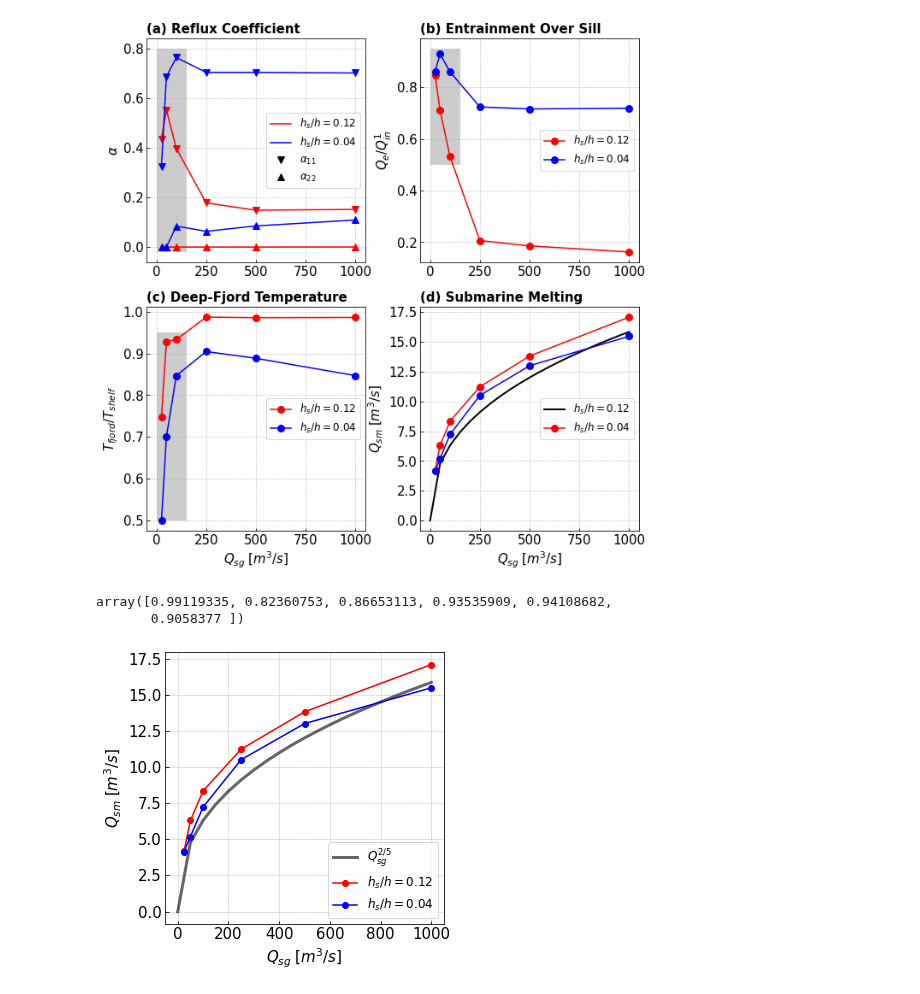
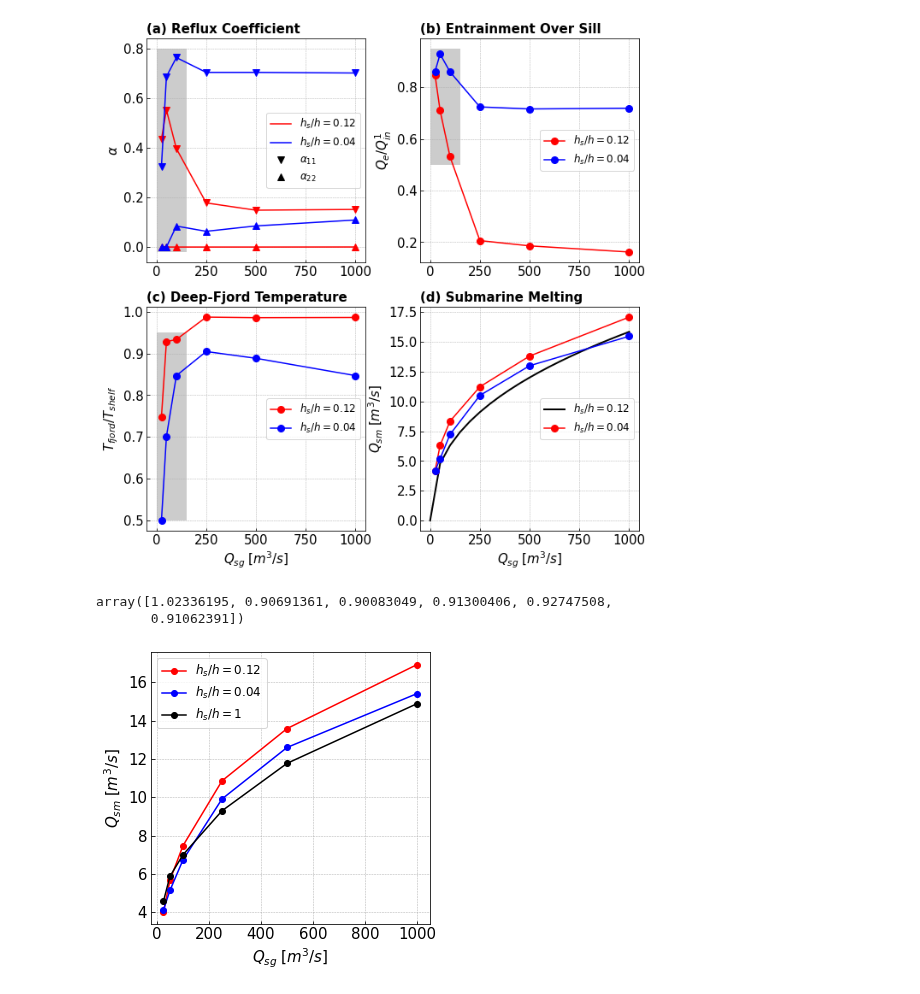
Before and after one commit to weiyangbao/Jupyter-Iceplume, a Jupyter notebook: Fjord Modeling/6-QsgPlot.ipynb, the cells around one changed output. Cells and saved outputs as stored; diff of their text form; code cells hidden in the pictures.

```diff
--- a/Fjord Modeling/6-QsgPlot.ipynb
+++ b/Fjord Modeling/6-QsgPlot.ipynb
@@ -5,29 +5,33 @@ import os
 import matplotlib.pyplot as plt
 # %%
 # Load dataset
-file1 = xr.open_dataset('~/Parameters/FjordModeling/Qsg_maxhs.nc')
-file2 = xr.open_dataset('~/Parameters/FjordModeling/Qsg_minhs.nc')
+file1 = xr.open_dataset('~/Parameters/FjordModeling/Qsg_maxhs_qsm0.nc')
+file2 = xr.open_dataset('~/Parameters/FjordModeling/Qsg_minhs_qsm0.nc')
+file3 = xr.open_dataset('~/Parameters/FjordModeling/Qsg_nosill_qsm0.nc')
+
 
 Qsg = file1.Qsg.data
-alp11_1 = file1.alpha11.data
-alp11_1[alp11_1<0] = 0
-alp22_1 = file1.alpha22.data
-Qin1_maxhs = file1.Qin1.data
-Qin2_maxhs = file1.Qin2.data
-Qe1 = Qin1_maxhs-Qin2_maxhs
+# alp11_1 = file1.alpha11.data
+# alp11_1[alp11_1<0] = 0
+# alp22_1 = file1.alpha22.data
+# Qin1_maxhs = file1.Qin1.data
+# Qin2_maxhs = file1.Qin2.data
+# Qe1 = Qin1_maxhs-Qin2_maxhs
 Qsm1 = file1.Qsm.data
-Tsr1 = file1.Ts.data / file1.Ts_in.data
-Tsre1 = file1.Ts_e.data / file1.Ts_in.data
+# Tsr1 = file1.Ts.data / file1.Ts_in.data
+# Tsre1 = file1.Ts_e.data / file1.Ts_in.data
 
-alp11_2 = file2.alpha11.data
-alp11_2[alp11_2<0] = 0
-alp22_2 = file2.alpha22.data
-Qin1_minhs = file2.Qin1.data
-Qin2_minhs = file2.Qin2.data
-Qe2 = Qin1_minhs-Qin2_minhs
+# alp11_2 = file2.alpha11.data
+# alp11_2[alp11_2<0] = 0
+# alp22_2 = file2.alpha22.data
+# Qin1_minhs = file2.Qin1.data
+# Qin2_minhs = file2.Qin2.data
+# Qe2 = Qin1_minhs-Qin2_minhs
 Qsm2 = file2.Qsm.data
-Tsr2 = file2.Ts.data / file2.Ts_in.data
-Tsre2 = file2.Ts_e.data / file2.Ts_in.data
+# Tsr2 = file2.Ts.data / file2.Ts_in.data
+# Tsre2 = file2.Ts_e.data / file2.Ts_in.data
+
+Qsm3 = file3.Qsm.data
 # %%
 np.arange(0,1050,50)
 # %% [output]
@@ -119,22 +123,23 @@ plt.subplots_adjust(left=0.1,
 # %%
 fig2 = plt.figure(figsize=(5,5))
 ax = fig2.add_subplot(111)
 
 qsg = np.arange(0,1050,50)
-ax.plot(qsg,qsg**(2/5), 'k-',lw=3,alpha=.6,label=r'$Q^{2/5}_{sg}$')
+#ax.plot(qsg,qsg**(2/5), 'k-',lw=3,alpha=.5,label=r'$Q^{2/5}_{sg}$')
 ax.plot(Qsg,Qsm1,'o-r',ms=6, lw=1.5,label=r'$h_s/h=0.12$')
 ax.plot(Qsg,Qsm2,'o-b',ms=6, lw=1.5,label=r'$h_s/h=0.04$')
+ax.plot(Qsg,Qsm3,'o-k',ms=6, lw=1.5,label=r'$h_s/h=1$')
 ax.legend(loc='best', fontsize=12)
 ax.set_xlabel(r'$Q_{sg}\;[m^3/s]$',size = 15)
 ax.set_ylabel(r'$Q_{sm}\;[m^3/s]$',size = 15)
 ax.grid(linestyle='--', linewidth=0.5)
 ax.tick_params(direction='in', labelsize=15)
 #ax4.set_title(r'(d) Submarine Melting', loc='left', size=15, weight='bold')
 Qsm2/Qsm1
 # %% [output]
-array([0.99119335, 0.82360753, 0.86653113, 0.93535909, 0.94108682,
-       0.9058377 ])
+array([1.02336195, 0.90691361, 0.90083049, 0.91300406, 0.92747508,
+       0.91062391])
-[figure, old version]
+[figure, new version]
 # %%
 fig_path ="/home/1959/Jupyter_Figs/FjordModeling/"
 if not os.path.exists(fig_path):
```
Also changed, not shown: 4 other files.
